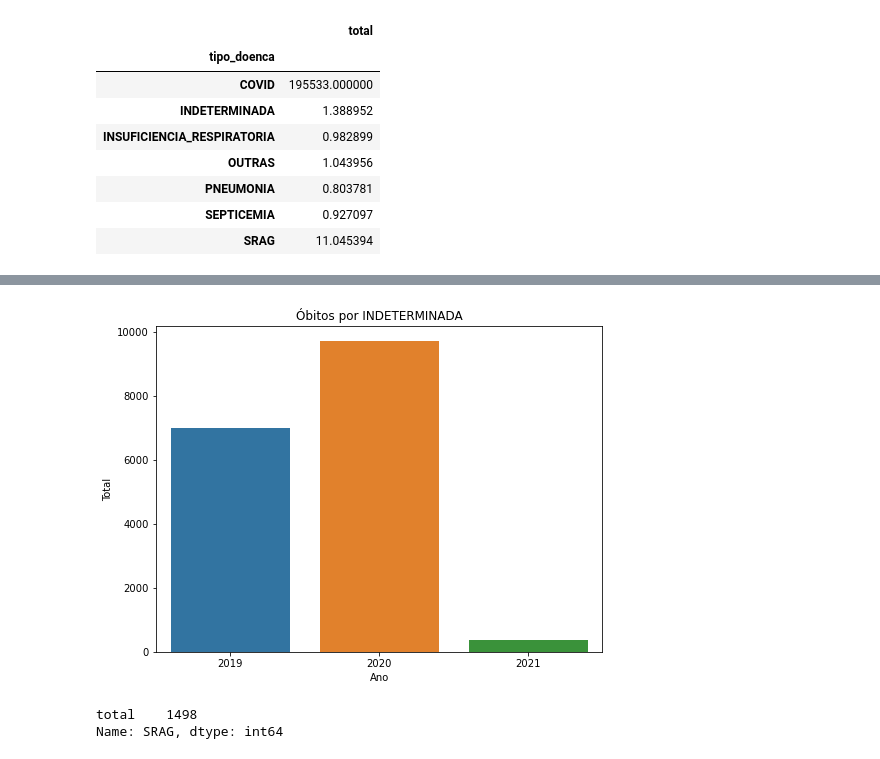
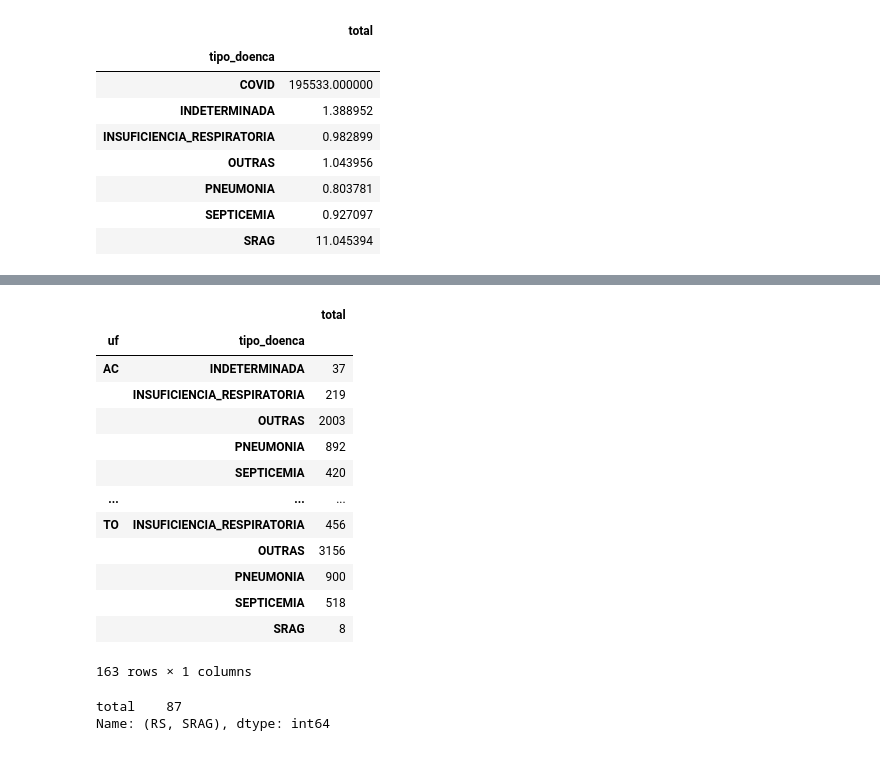
Before and after one commit to lvb86/analise_covid, a Jupyter notebook: notebooks/analise_obitos_covid.ipynb, the cells around one changed output, grey strips where cells are left out. Cells and saved outputs as stored; diff of their text form; code cells hidden in the pictures.

```diff
--- a/notebooks/analise_obitos_covid.ipynb
+++ b/notebooks/analise_obitos_covid.ipynb
@@ -145,9 +157,23 @@ grafico_comparativo('SRAG')
-# %%
-grafico_comparativo('INDETERMINADA')
-# %% [output]
-[figure, removed]
+# %%
+t = dados_2019.groupby(['uf','tipo_doenca']).sum()
+t
+# %% [output]
+|  |  | total |
+| uf | tipo_doenca |  |
+| AC | INDETERMINADA | 37 |
+|  | INSUFICIENCIA_RESPIRATORIA | 219 |
+|  | OUTRAS | 2003 |
+|  | PNEUMONIA | 892 |
+|  | SEPTICEMIA | 420 |
+| ... | ... | ... |
+| TO | INSUFICIENCIA_RESPIRATORIA | 456 |
+|  | OUTRAS | 3156 |
+|  | PNEUMONIA | 900 |
+|  | SEPTICEMIA | 518 |
+|  | SRAG | 8 |
+163 rows × 1 columns
 # %%
-total_obitos_2019.loc["SRAG"]
+t.loc['RS','SRAG']
 # %% [output]
-total    1498
-Name: SRAG, dtype: int64
+total    87
+Name: (RS, SRAG), dtype: int64
```
Also changed, not shown: parts of 2 cells of this notebook, 2 other files.
